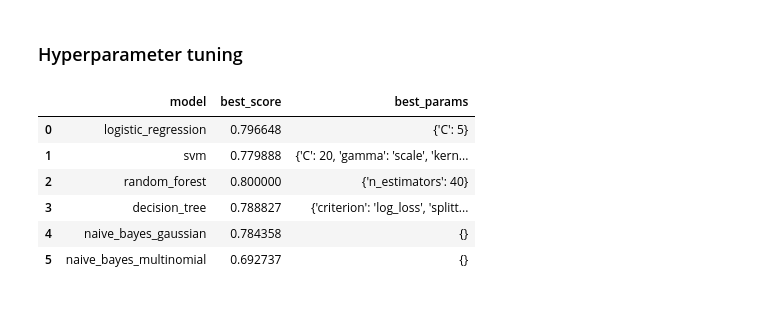
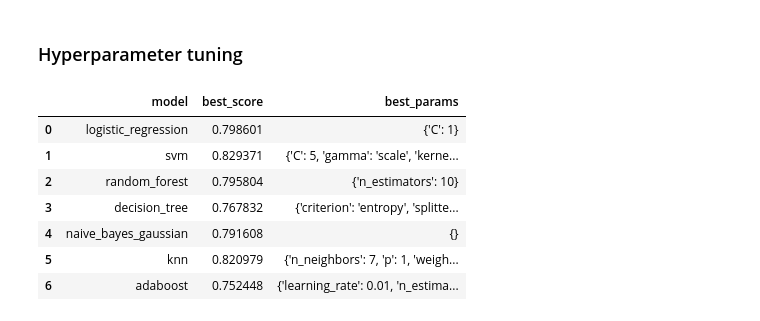
Before and after one commit to Temesgenasmamaw/AI, a Jupyter notebook: Task_1_Titanic_Machine_Learning_from_Disaster.ipynb, the cells around one changed output. Cells and saved outputs as stored; diff of their text form; code cells hidden in the pictures.

```diff
--- a/Task_1_Titanic_Machine_Learning_from_Disaster.ipynb
+++ b/Task_1_Titanic_Machine_Learning_from_Disaster.ipynb
@@ -115,6 +122,8 @@ titanic .describe()
 # %%
-# drop the "Cabin" column from the dataframe
-titanic_data = titanic.drop(columns='Cabin', axis=1)
+# drop the "Cabin" column from the dataframe ,it is almost empty
+titanic_data = titanic_data.drop(columns='Cabin', axis=1)
+# PassengerId is not necessary
+titanic_data = titanic_data.drop(columns='PassengerId', axis=1)
 # %%
 # replacing the missing values in "Age" column with mean value
 titanic_data['Age'].fillna(titanic_data['Age'].mean(), inplace=True)
@@ -242,4 +232,4 @@ titanic_data.head()
 # %%
 #Separating features & Target
-X = titanic_data.drop(columns = ['PassengerId','Name','Ticket','Survived'],axis=1)
+X = titanic_data.drop(columns = ['Name','Ticket','Survived'],axis=1)
 Y = titanic_data['Survived']
@@ -275,6 +240,2 @@ print(X.shape, X_train.shape, X_test.shape)
 # %% [markdown]
 ### Model Training
-# %%
-# training the Logistic Regression model with training data
-model = LogisticRegression()
-model.fit(X_train, Y_train)
@@ -334,0 +242,4 @@ Accuracy score of test data :  0.7821229050279329
+# %%
+scaler = StandardScaler()
+X_train_scaled = scaler.fit_transform(X_train)
+X_test_scaled = scaler.transform(X_test)
@@ -349,7 +314,7 @@ def find_best_model_using_gridsearchcv(X,y):
           'svm': {
             'model': SVC(),
             'params': {
-                'C': [1,5,10,20,40],
+                'C': [1,5,10,20,40,50,60,100],
                 'kernel': ['rbf', 'linear'],
                 'gamma':['scale','auto']
             }
@@ -360,41 +325,53 @@ def find_best_model_using_gridsearchcv(X,y):
             'n_estimators': [1,5,10,40]
         }
     },
     'decision_tree': {
             'model': DecisionTreeClassifier(),
             'params': {
                 'criterion' : ['gini', 'log_loss', 'entropy'],
                 'splitter': ['best','random']
             }
         },
     'naive_bayes_gaussian': {
         'model': GaussianNB(),
         'params': {}
     },
-    'naive_bayes_multinomial': {
-        'model': MultinomialNB(),
-        'params': {}
+  'knn': {
+            'model': KNeighborsClassifier(),
+            'params': {
+                'n_neighbors': [3, 5, 7],
+                'weights': ['uniform', 'distance'],
+                'p': [1, 2]
+            }
     },
+          'adaboost': {
+            'model': AdaBoostClassifier(estimator=DecisionTreeClassifier()),
+            'params': {
+                'n_estimators': [50, 100, 200],
+                'learning_rate': [0.01, 0.1, 1.0]
+            }
+        }
     }
     scores = []
-    cv = ShuffleSplit(n_splits=5, test_size=0.2, random_state=0)
+    cv = ShuffleSplit(n_splits=5, test_size=0.2, random_state=42)
     for algo_name, config in algos.items():
         gs =  GridSearchCV(config['model'], config['params'], cv=cv, return_train_score=False)
         gs.fit(X,y)
         scores.append({
             'model': algo_name,
             'best_score': gs.best_score_,
             'best_params': gs.best_params_,
         })
 
     return pd.DataFrame(scores,columns=['model','best_score','best_params'])
 
-find_best_model_using_gridsearchcv(X,Y)
+find_best_model_using_gridsearchcv(X_train_scaled, Y_train)
 # %% [output]
 |  | model | best_score | best_params |
-| 0 | logistic_regression | 0.796648 | {'C': 5} |
-| 1 | svm | 0.779888 | {'C': 20, 'gamma': 'scale', 'kern... |
-| 2 | random_forest | 0.800000 | {'n_estimators': 40} |
-| 3 | decision_tree | 0.788827 | {'criterion': 'log_loss', 'splitt... |
-| 4 | naive_bayes_gaussian | 0.784358 | {} |
-| 5 | naive_bayes_multinomial | 0.692737 | {} |
+| 0 | logistic_regression | 0.798601 | {'C': 1} |
+| 1 | svm | 0.829371 | {'C': 5, 'gamma': 'scale', 'kerne... |
+| 2 | random_forest | 0.795804 | {'n_estimators': 10} |
+| 3 | decision_tree | 0.767832 | {'criterion': 'entropy', 'splitte... |
+| 4 | naive_bayes_gaussian | 0.791608 | {} |
+| 5 | knn | 0.820979 | {'n_neighbors': 7, 'p': 1, 'weigh... |
+| 6 | adaboost | 0.752448 | {'learning_rate': 0.01, 'n_estima... |
```
Also changed, not shown: parts of 42 cells of this notebook.
